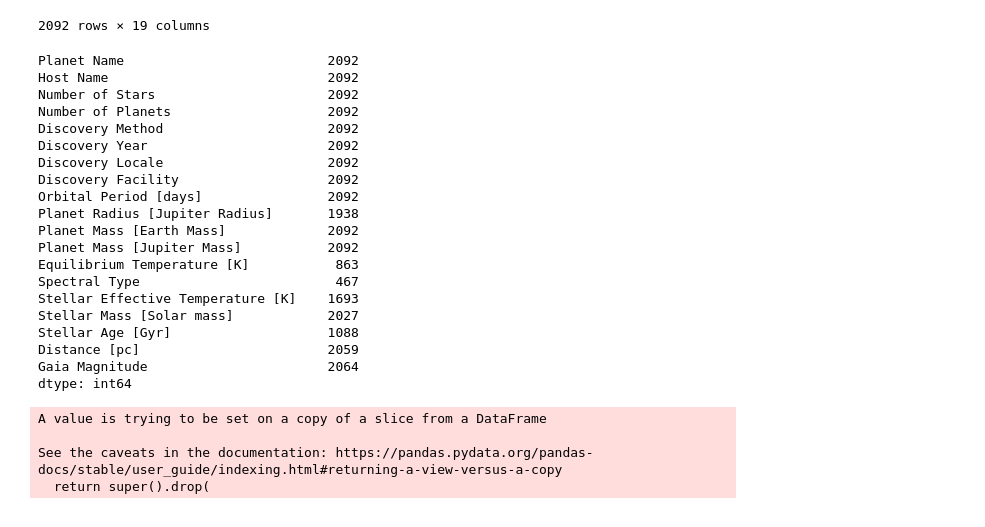
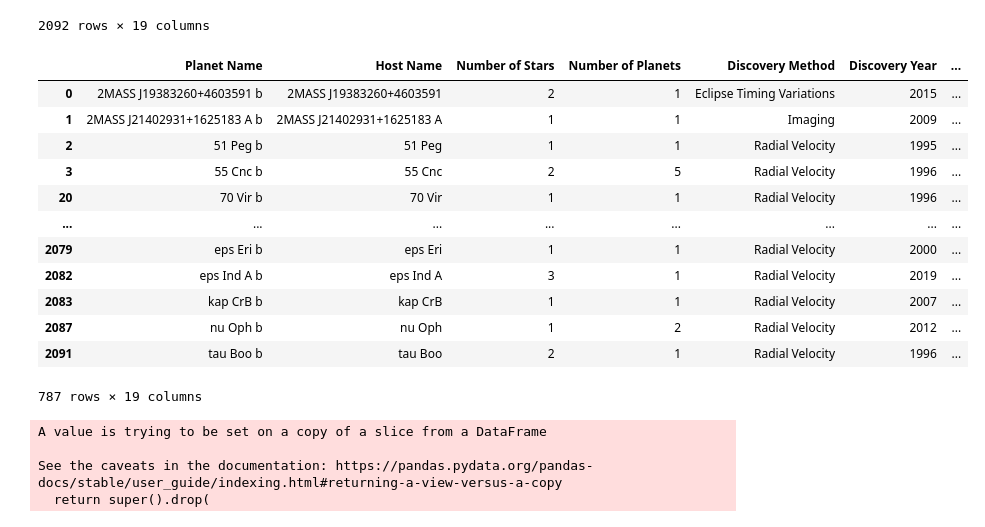
Before and after one commit to Crazyspaceman-hd/Exoplanets, a Jupyter notebook: Exoplanets.ipynb, the cells around one changed output. Saved outputs shown, nothing was run; the diff lists cells and outputs as text; code cells hidden in the pictures.

```diff
--- a/Exoplanets.ipynb
+++ b/Exoplanets.ipynb
@@ -77,31 +85,23 @@ full_df
 | 2090 | pi Men c | HD 39091 | 1 | 2 | Transit | 2018 | ... |
 | 2091 | tau Boo b | tau Boo | 2 | 1 | Radial Velocity | 1996 | ... |
 2092 rows × 19 columns
-# %%
-full_df.count()
-# %% [output]
-Planet Name                          2092
-Host Name                            2092
-Number of Stars                      2092
-Number of Planets                    2092
-Discovery Method                     2092
-Discovery Year                       2092
-Discovery Locale                     2092
-Discovery Facility                   2092
-Orbital Period [days]                2092
-Planet Radius [Jupiter Radius]       1938
-Planet Mass [Earth Mass]             2092
-Planet Mass [Jupiter Mass]           2092
-Equilibrium Temperature [K]           863
-Spectral Type                         467
-Stellar Effective Temperature [K]    1693
-Stellar Mass [Solar mass]            2027
-Stellar Age [Gyr]                    1088
-Distance [pc]                        2059
-Gaia Magnitude                       2064
-dtype: int64
 # %%
-star_specific= full_df[full_df.duplicated(['Host Name', 'Distance [pc]'], keep='first')]
+star_specific= full_df.drop_duplicates('Host Name')
+star_specific
+# %% [output]
+|  | Planet Name | Host Name | Number of Stars | Number of Planets | Discovery Method | Discovery Year | ... |
+| 0 | 2MASS J19383260+4603591 b | 2MASS J19383260+4603591 | 2 | 1 | Eclipse Timing Variations | 2015 | ... |
+| 1 | 2MASS J21402931+1625183 A b | 2MASS J21402931+1625183 A | 1 | 1 | Imaging | 2009 | ... |
+| 2 | 51 Peg b | 51 Peg | 1 | 1 | Radial Velocity | 1995 | ... |
+| 3 | 55 Cnc b | 55 Cnc | 2 | 5 | Radial Velocity | 1996 | ... |
+| 20 | 70 Vir b | 70 Vir | 1 | 1 | Radial Velocity | 1996 | ... |
+| ... | ... | ... | ... | ... | ... | ... | ... |
+| 2079 | eps Eri b | eps Eri | 1 | 1 | Radial Velocity | 2000 | ... |
+| 2082 | eps Ind A b | eps Ind A | 3 | 1 | Radial Velocity | 2019 | ... |
+| 2083 | kap CrB b | kap CrB | 1 | 1 | Radial Velocity | 2007 | ... |
+| 2087 | nu Oph b | nu Oph | 1 | 2 | Radial Velocity | 2012 | ... |
+| 2091 | tau Boo b | tau Boo | 2 | 1 | Radial Velocity | 1996 | ... |
+787 rows × 19 columns
 # %%
 size = full_df.dropna(subset=['Planet Radius [Jupiter Radius]', 'Planet Mass [Jupiter Mass]'])
 size.drop(size.index[size['Planet Radius [Jupiter Radius]'] == 0], inplace = True)
```
Also changed, not shown: parts of 6 cells of this notebook, 2 other files.
